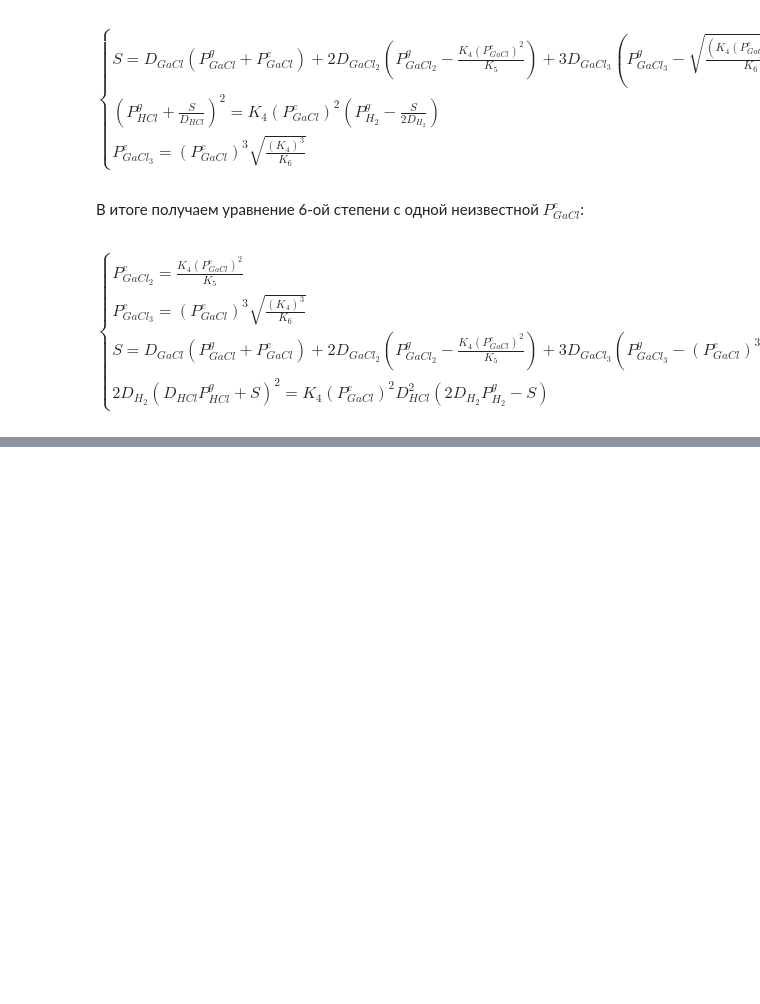
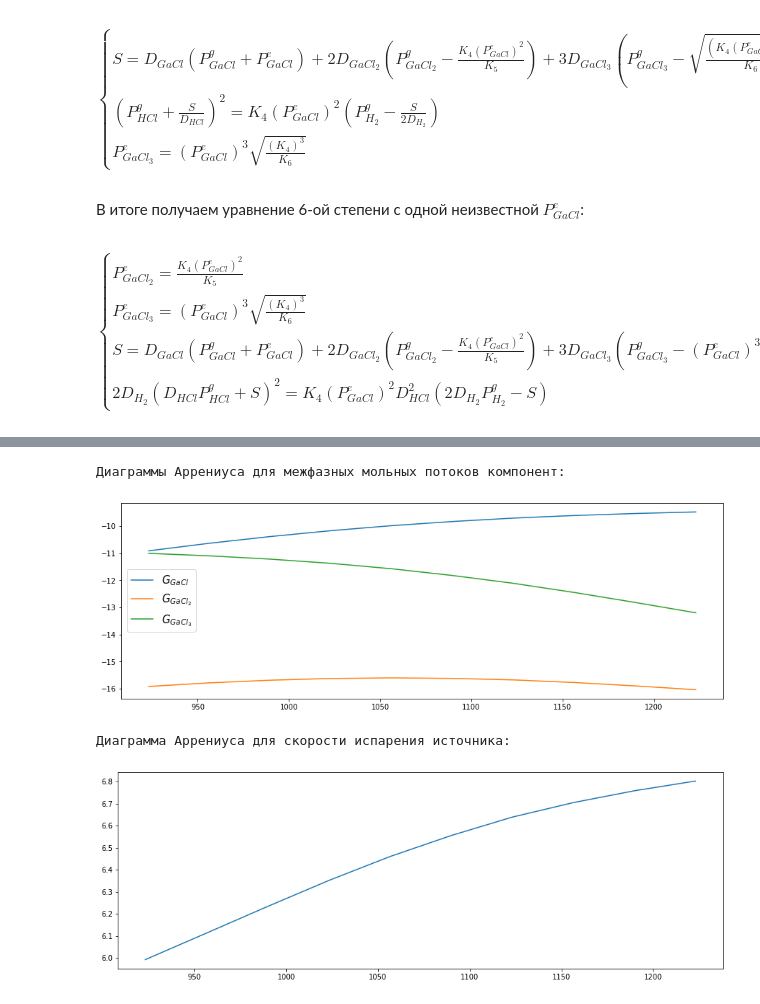
Before and after one commit to maxLundin/computational_methods, a Jupyter notebook: course_work/Task2.ipynb, the cells around one changed output, grey strips where cells are left out. Cells and saved outputs as stored; diff of their text form; code cells hidden in the pictures; blank space fills up the shorter version.

```diff
--- a/course_work/Task2.ipynb
+++ b/course_work/Task2.ipynb
@@ -291,0 +387,7 @@ findPe(750 + 273.15)
+# %%
+drawGraphics("Ga", 650, 950)
+# %% [output]
+Диаграммы Аррениуса для межфазных мольных потоков компонент:
+[figure, added]
+Диаграмма Аррениуса для скорости испарения источника:
+[figure, added]
```
Also changed, not shown: parts of 12 cells of this notebook.
